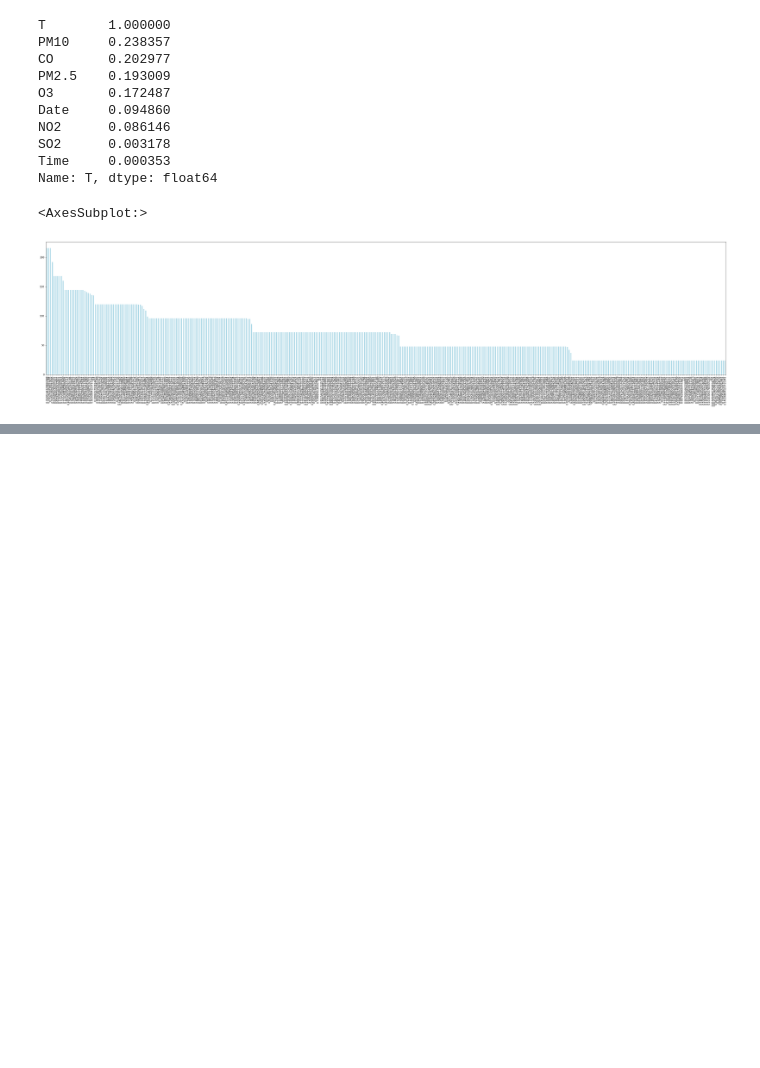
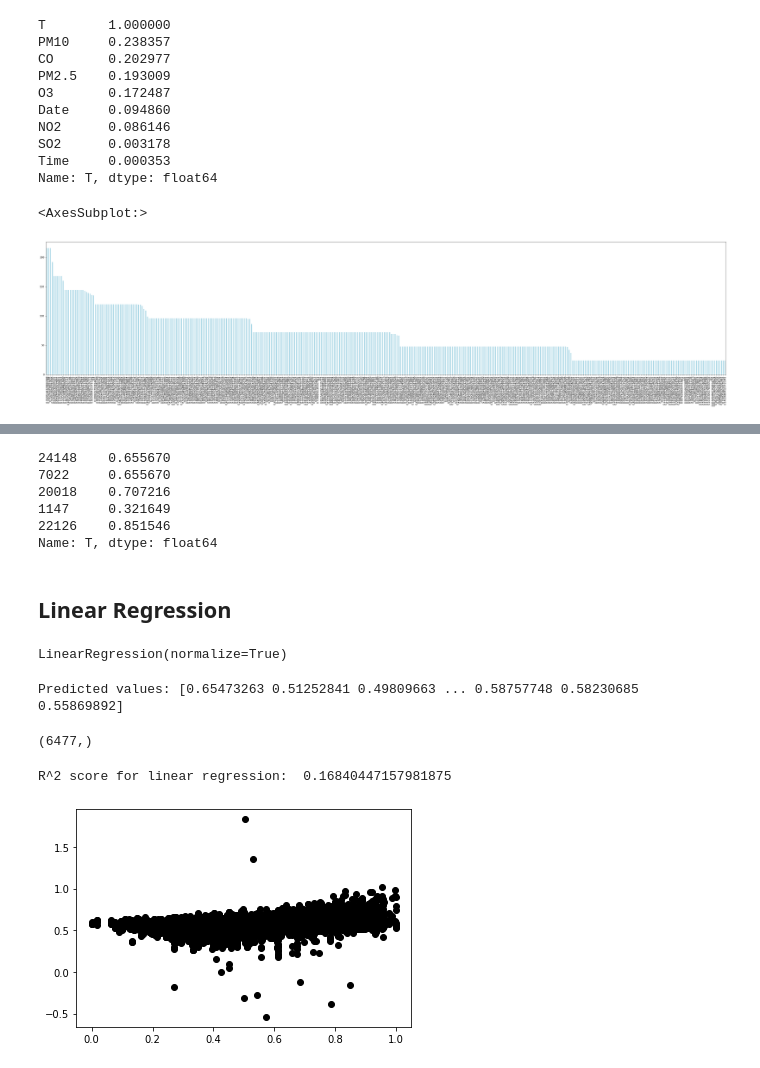
Before and after one commit to HanSaemLee/MachineLearning, a Jupyter notebook: is_101_T.ipynb, the cells around one changed output, grey strips where cells are left out. Drawn from its saved outputs; the diff is of its cells as text; code cells hidden in the pictures; blank space fills up the shorter version.

```diff
--- a/is_101_T.ipynb
+++ b/is_101_T.ipynb
@@ -221,0 +220,6 @@ is_101_T['T'].value_counts().plot(kind='bar', color='lightblue',figsize=(50,10))
+# %%
+# 상관관계가 낮은 값을 갖는 행을 제거
+
+features=features.drop('Date',axis=1)
+features=features.drop('Time',axis=1)
+features=features.drop('T',axis=1)
@@ -223,0 +237,12 @@ from sklearn.model_selection
+# %%
+X_train, X_test, y_train, y_test = train_test_split(features, target)
+y_test.tail()
+# %% [output]
+24148    0.655670
+7022     0.655670
+20018    0.707216
+1147     0.321649
+22126    0.851546
+Name: T, dtype: float64
+# %% [markdown]
+## Linear Regression
@@ -223,0 +251,22 @@ from sklearn.model_selection
+# %%
+regressor = LinearRegression(normalize=True)
+regressor.fit(X_train, y_train)
+# %% [output]
+LinearRegression(normalize=True)
+# %%
+print("Predicted values:", regressor.predict(X_test))
+y_pred = regressor.predict(X_test)
+y_pred.shape
+# %% [output]
+Predicted values: [0.65473263 0.51252841 0.49809663 ... 0.58757748 0.58230685 0.55869892]
+(6477,)
+# %%
+print("R^2 score for linear regression: ", regressor.score(X_test, y_test))
+# %% [output]
+R^2 score for linear regression:  0.16840447157981875
+# %%
+# 상관관계를 뭘 주냐에 따라 다르게 나옴
+plt.scatter(y_test, y_pred, color='black')
+plt.show()
+# %% [output]
+[figure, added]
```
Also changed, not shown: parts of 4 cells of this notebook, 1 other file.
